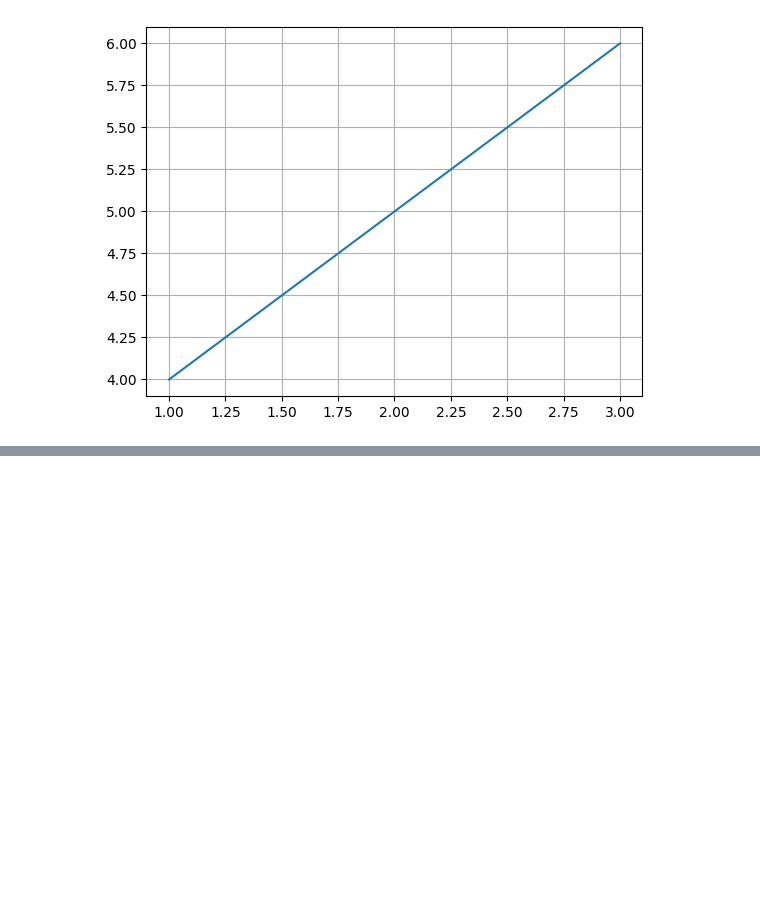
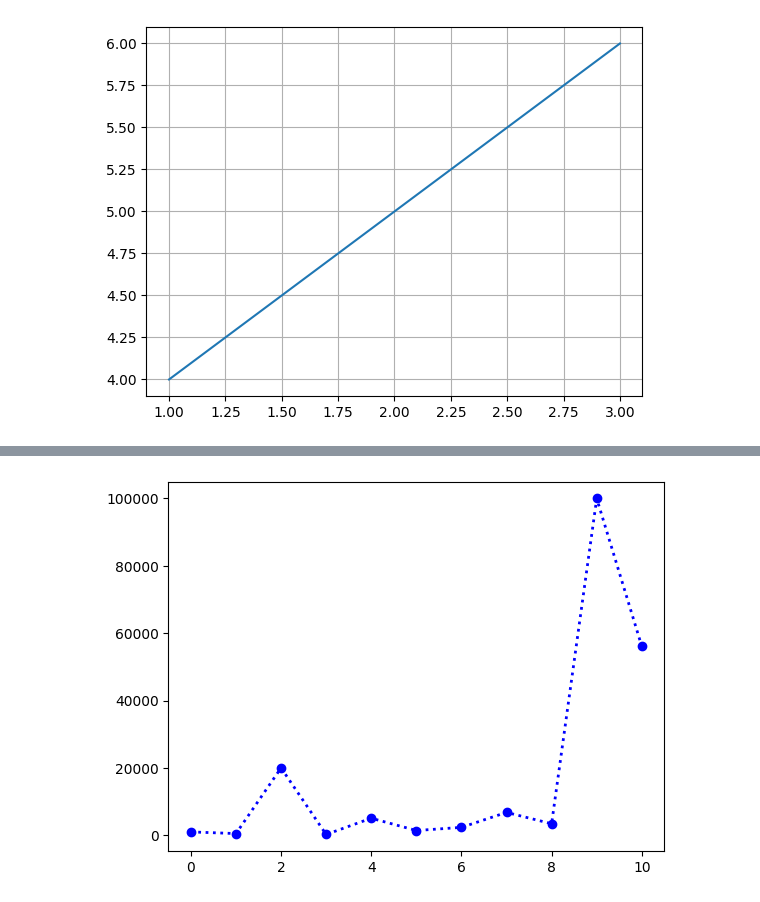
Before and after one commit to itspriyambhattacharya/matplotlib_learning, a Jupyter notebook: matplotlib_learning.ipynb, the cells around one changed output, grey strips where cells are left out. Drawn from its saved outputs; the diff is of its cells as text; code cells hidden in the pictures; blank space fills up the shorter version.

```diff
--- a/matplotlib_learning.ipynb
+++ b/matplotlib_learning.ipynb
@@ -17,0 +36,6 @@ plt.show()
+# %%
+# customized line graph
+plt.plot(df['Salary'], linewidth='2', color='blue', marker='o', linestyle=':')
+plt.show()
+# %% [output]
+[figure, added]
```
Also changed, not shown: parts of 2 cells of this notebook.
